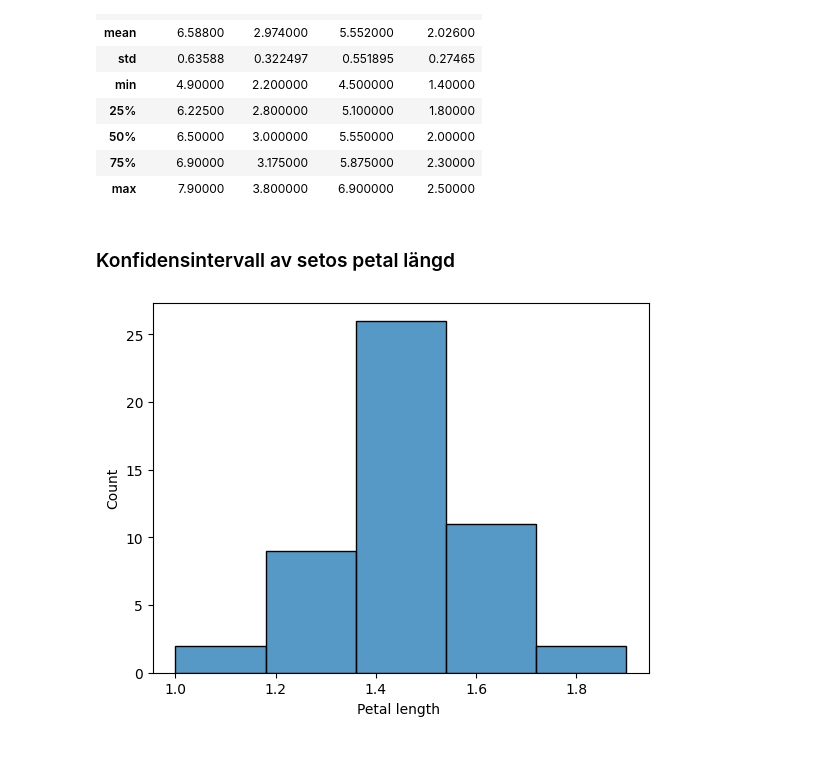
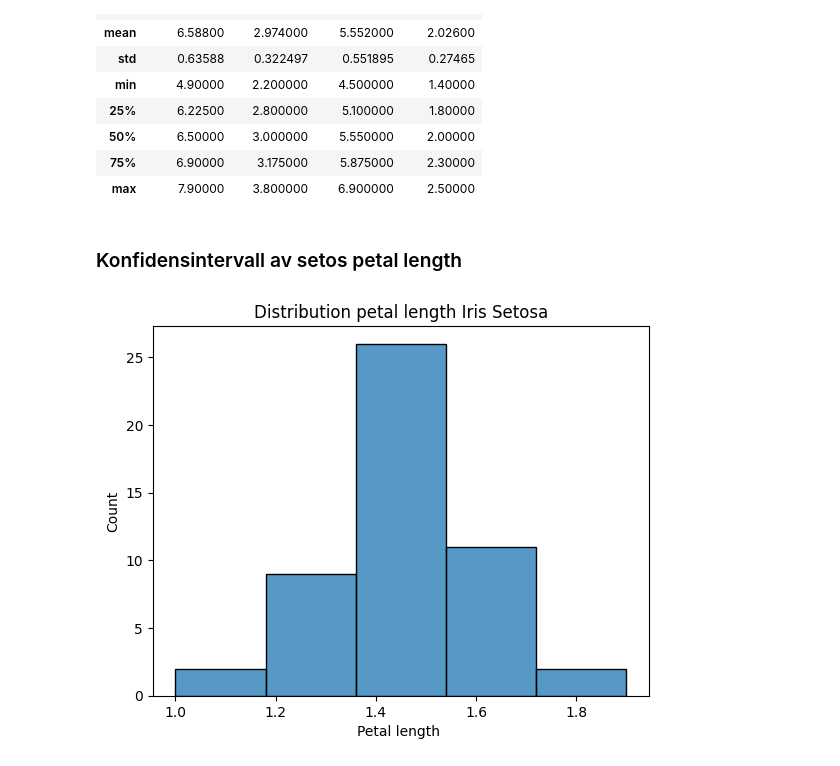
Before and after one commit to SauronGunnars/Statistiska-Metoder-Sara-Gunnars, a Jupyter notebook: rapport.ipynb, the cells around one changed output. Saved outputs shown, nothing was run; the diff lists cells and outputs as text; code cells hidden in the pictures.

Commit message:
minor changes to graph

```diff
--- a/rapport.ipynb
+++ b/rapport.ipynb
@@ -56,7 +56,7 @@ Iris-virginica     50
 Name: class, dtype: int64
 # %%
 # data delas in i separata variabler baserat på art
-iris_setos = df.loc[df['class'] == 'Iris-setosa']
+iris_setosa = df.loc[df['class'] == 'Iris-setosa']
 iris_versicolor = df.loc[df['class'] == 'Iris-versicolor']
 iris_virginica = df.loc[df['class'] == 'Iris-virginica']
 # %% [markdown]
@@ -109,10 +109,13 @@ setos_petal_length_std = iris_setos['petal_length'].std
 versicolor_petal_length_std= iris_versicolor['petal_length'].std
 virginica_petal_length_std = iris_virginica['petal_length'].std
 # %% [markdown]
-### Konfidensintervall av setos petal längd
+### Konfidensintervall av setos petal length
 # %%
-fig = sns.histplot(data = iris_setos, x = 'petal_length', bins= 5)
-fig.set(xlabel = "Petal length ")
-plt.savefig('../Statistiska-Metoder-Sara-Gunnars/Plottar/setos_petal_length_dist.pdf')
+# plots data from df iris setosa, x value set to coulmn petal_length)
+fig = sns.histplot(data = iris_setosa, x = 'petal_length', bins= 5)
+#Set labels of x ax and titel
+fig.set(xlabel = "Petal length ", title= 'Distribution petal length Iris Setosa')
+# saves plot
+plt.savefig('../Statistiska-Metoder-Sara-Gunnars/Plottar/setos_petal_length_dist')
 # %% [output]
-[figure, old version]
+[figure, new version]
```
Also changed, not shown: parts of 2 cells of this notebook, 2 other files.
